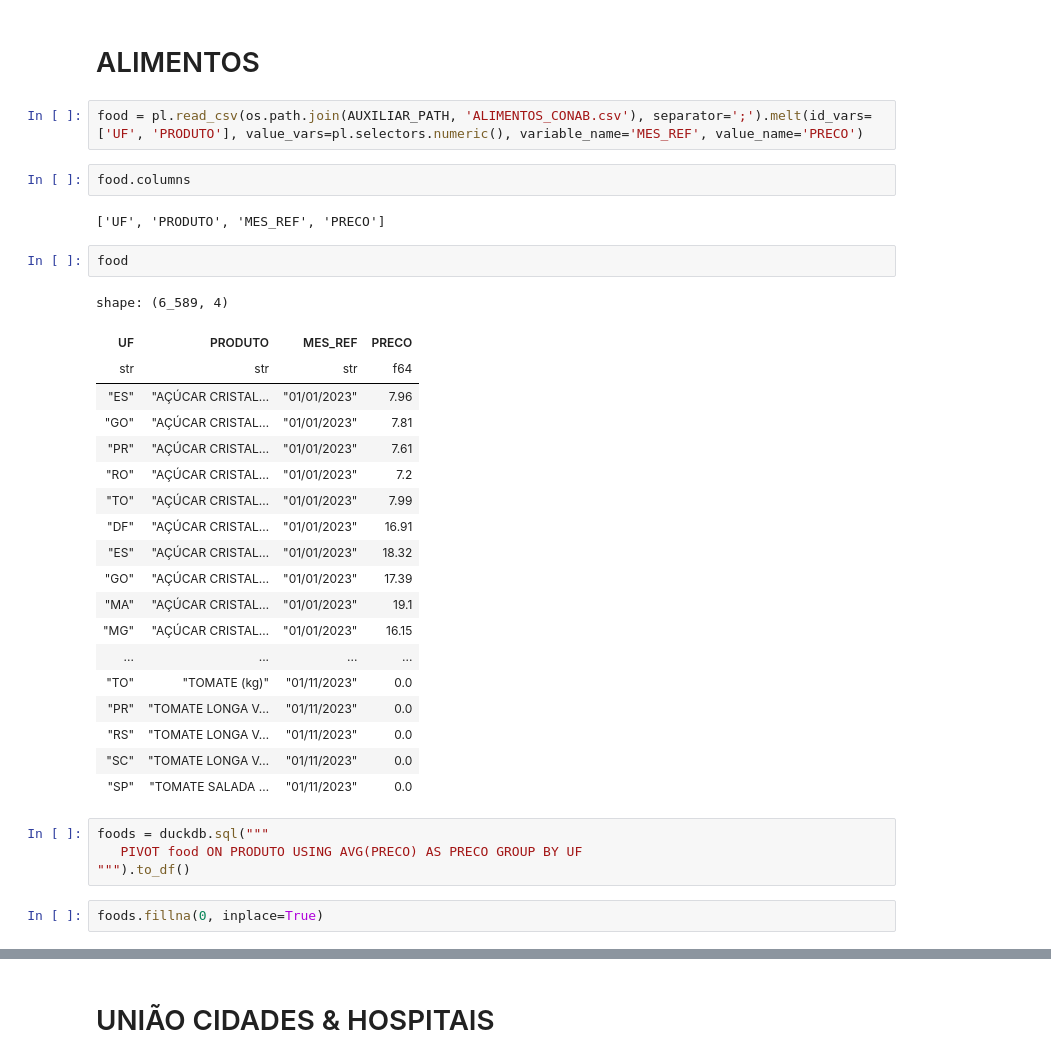
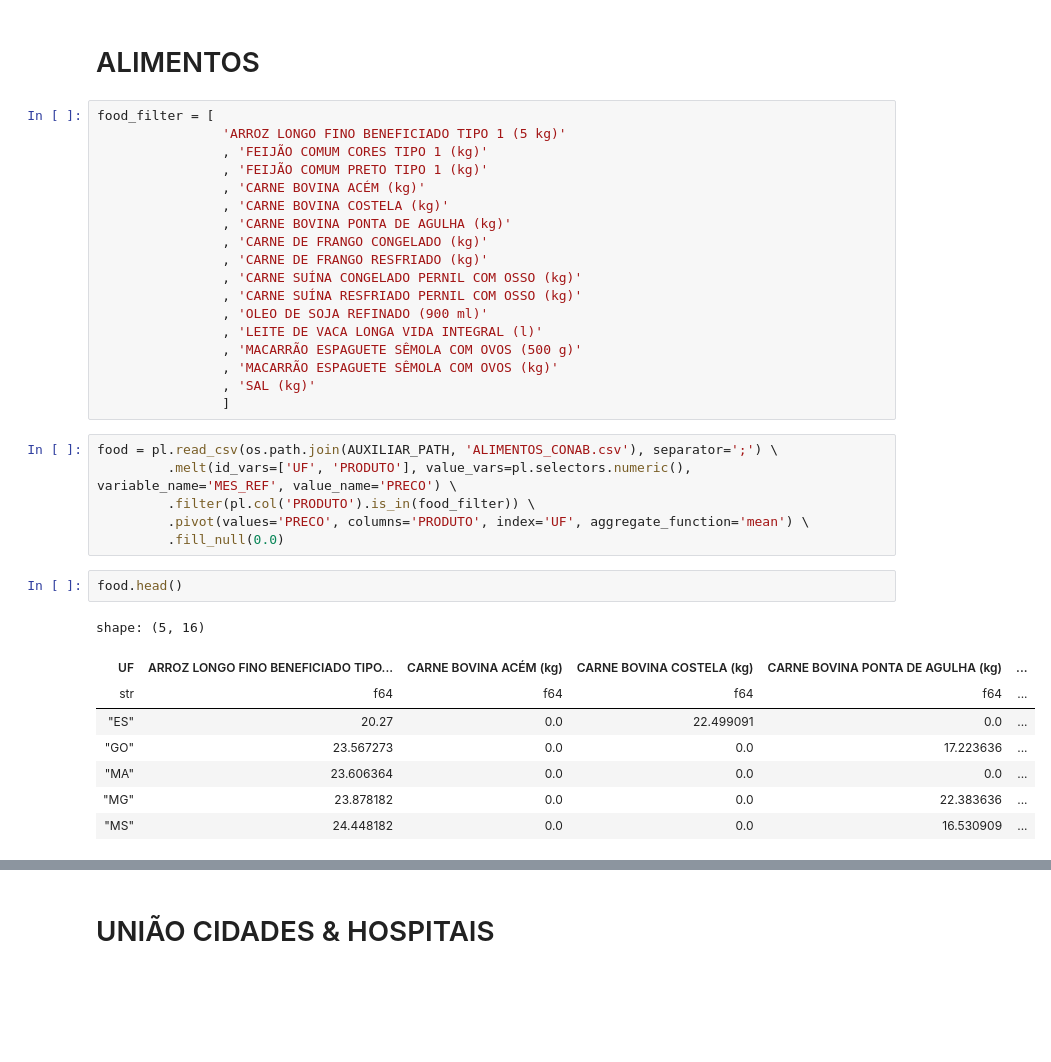
Before and after one commit to guilourenzo/analise_municipios, a Jupyter notebook: finding_home.ipynb, the cells around one changed output, grey strips where cells are left out. Saved outputs shown, nothing was run; the diff lists cells and outputs as text; blank space fills up the shorter version.

```diff
--- a/finding_home.ipynb
+++ b/finding_home.ipynb
@@ -69,37 +69,38 @@ hospitals_stat.head()
 | 4 | CENTRO-OESTE | GO | ACREUNA | HOSPITAL_PRIVADO | 2.0 | 0.0 | ... |
 # %% [markdown]
 # ALIMENTOS
+# %%
+food_filter = [
+                'ARROZ LONGO FINO BENEFICIADO TIPO 1 (5 kg)'
+                , 'FEIJÃO COMUM CORES TIPO 1 (kg)'
+                , 'FEIJÃO COMUM PRETO TIPO 1 (kg)'
+                , 'CARNE BOVINA ACÉM (kg)'
+                , 'CARNE BOVINA COSTELA (kg)'
+                , 'CARNE BOVINA PONTA DE AGULHA (kg)'
+                , 'CARNE DE FRANGO CONGELADO (kg)'
+                , 'CARNE DE FRANGO RESFRIADO (kg)'
+                , 'CARNE SUÍNA CONGELADO PERNIL COM OSSO (kg)'
+                , 'CARNE SUÍNA RESFRIADO PERNIL COM OSSO (kg)'
+                , 'OLEO DE SOJA REFINADO (900 ml)'
+                , 'LEITE DE VACA LONGA VIDA INTEGRAL (l)'
+                , 'MACARRÃO ESPAGUETE SÊMOLA COM OVOS (500 g)'
+                , 'MACARRÃO ESPAGUETE SÊMOLA COM OVOS (kg)'
+                , 'SAL (kg)'
+                ]
 # %%
-food = pl.read_csv(os.path.join(AUXILIAR_PATH, 'ALIMENTOS_CONAB.csv'), separator=';').melt(id_vars=['UF', 'PRODUTO'], value_vars=pl.selectors.numeric(), variable_name='MES_REF', value_name='PRECO')
+food = pl.read_csv(os.path.join(AUXILIAR_PATH, 'ALIMENTOS_CONAB.csv'), separator=';') \
+         .melt(id_vars=['UF', 'PRODUTO'], value_vars=pl.selectors.numeric(), variable_name='MES_REF', value_name='PRECO') \
+         .filter(pl.col('PRODUTO').is_in(food_filter)) \
+         .pivot(values='PRECO', columns='PRODUTO', index='UF', aggregate_function='mean') \
+         .fill_null(0.0)
 # %%
-food.columns
+food.head()
 # %% [output]
-['UF', 'PRODUTO', 'MES_REF', 'PRECO']
+shape: (5, 16)
+| UF | ARROZ LONGO FINO BENEFICIADO TIPO... | CARNE BOVINA ACÉM (kg) | CARNE BOVINA COSTELA (kg) | CARNE BOVINA PONTA DE AGULHA (kg) | ... |
+| str | f64 | f64 | f64 | f64 | ... |
+| "ES" | 20.27 | 0.0 | 22.499091 | 0.0 | ... |
+| "GO" | 23.567273 | 0.0 | 0.0 | 17.223636 | ... |
+| "MA" | 23.606364 | 0.0 | 0.0 | 0.0 | ... |
+| "MG" | 23.878182 | 0.0 | 0.0 | 22.383636 | ... |
+| "MS" | 24.448182 | 0.0 | 0.0 | 16.530909 | ... |
-# %%
-food
-# %% [output]
-shape: (6_589, 4)
-| UF | PRODUTO | MES_REF | PRECO |
-| str | str | str | f64 |
-| "ES" | "AÇÚCAR CRISTAL… | "01/01/2023" | 7.96 |
-| "GO" | "AÇÚCAR CRISTAL… | "01/01/2023" | 7.81 |
-| "PR" | "AÇÚCAR CRISTAL… | "01/01/2023" | 7.61 |
-| "RO" | "AÇÚCAR CRISTAL… | "01/01/2023" | 7.2 |
-| "TO" | "AÇÚCAR CRISTAL… | "01/01/2023" | 7.99 |
-| "DF" | "AÇÚCAR CRISTAL… | "01/01/2023" | 16.91 |
-| "ES" | "AÇÚCAR CRISTAL… | "01/01/2023" | 18.32 |
-| "GO" | "AÇÚCAR CRISTAL… | "01/01/2023" | 17.39 |
-| "MA" | "AÇÚCAR CRISTAL… | "01/01/2023" | 19.1 |
-| "MG" | "AÇÚCAR CRISTAL… | "01/01/2023" | 16.15 |
-| ... | ... | ... | ... |
-| "TO" | "TOMATE (kg)" | "01/11/2023" | 0.0 |
-| "PR" | "TOMATE LONGA V… | "01/11/2023" | 0.0 |
-| "RS" | "TOMATE LONGA V… | "01/11/2023" | 0.0 |
-| "SC" | "TOMATE LONGA V… | "01/11/2023" | 0.0 |
-| "SP" | "TOMATE SALADA … | "01/11/2023" | 0.0 |
-# %%
-foods = duckdb.sql("""
-   PIVOT food ON PRODUTO USING AVG(PRECO) AS PRECO GROUP BY UF
-""").to_df()
-# %%
-foods.fillna(0, inplace=True)
```
Also changed, not shown: parts of 17 cells of this notebook, 3 other files.
